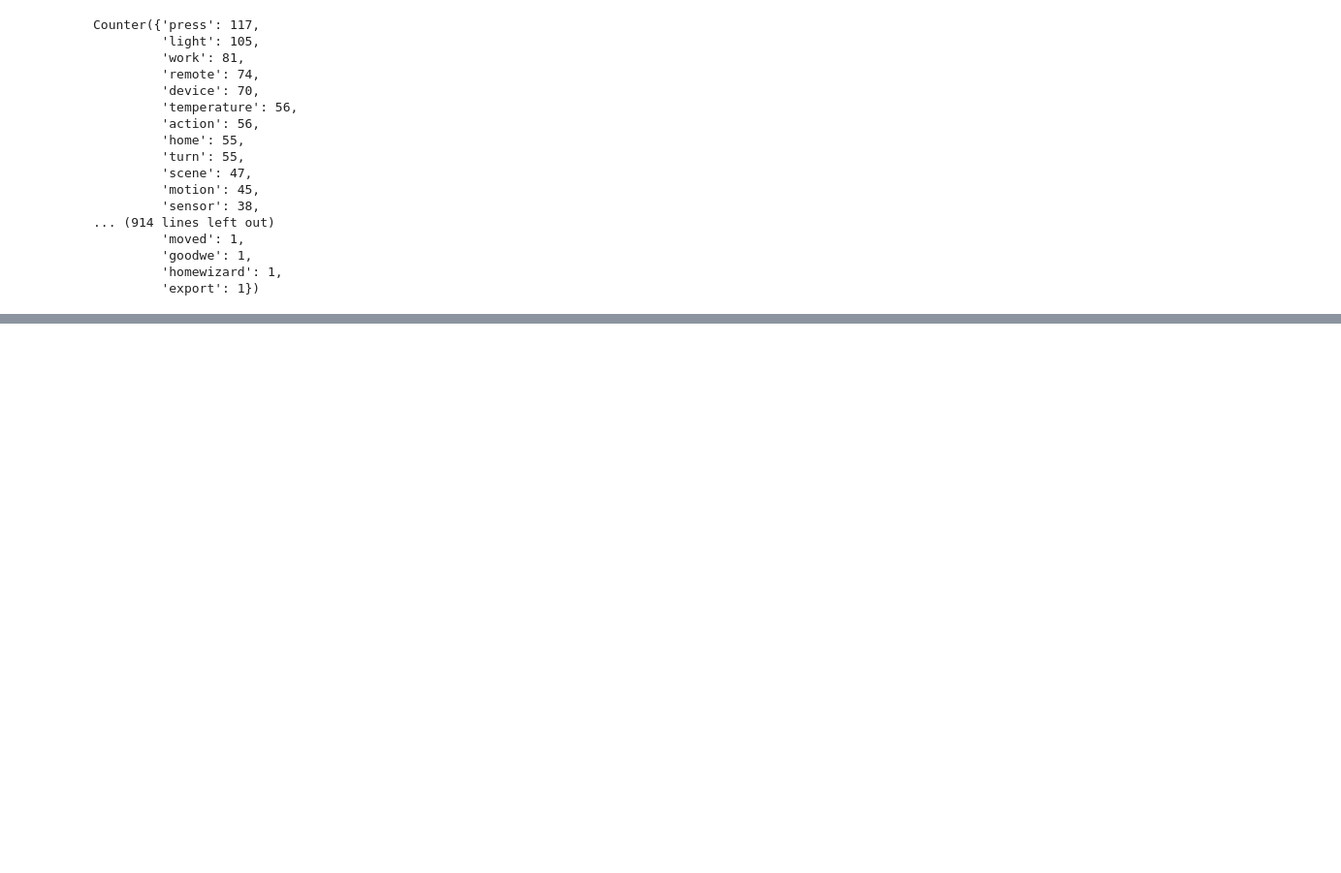
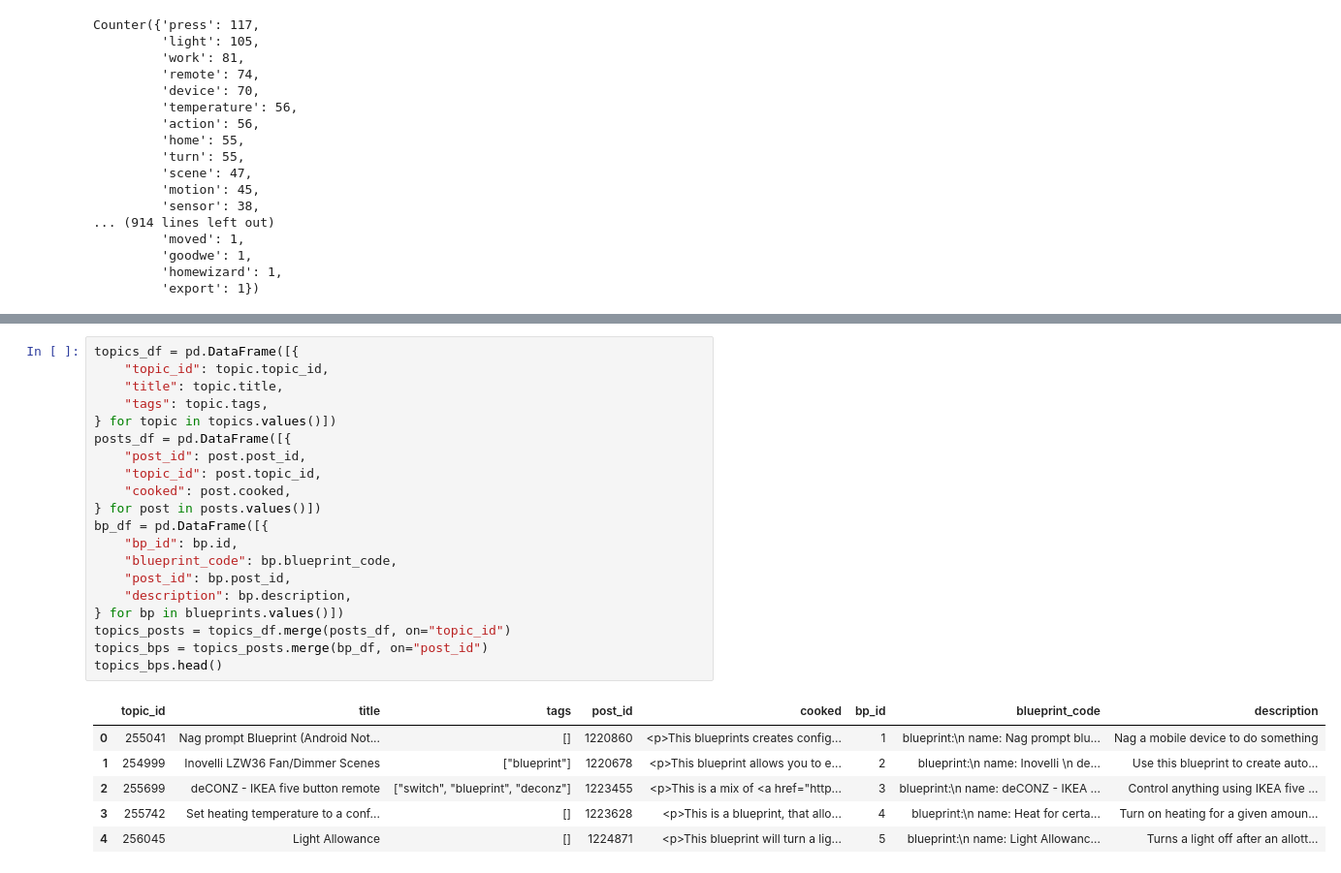
Before and after one commit to 598975/BP-classification, a Jupyter notebook: 251119-keywords-posts-topics.ipynb, the cells around one changed output, grey strips where cells are left out. Shown at 97% size. Cells and saved outputs as stored; diff of their text form; blank space fills up the shorter version.

```diff
--- a/251119-keywords-posts-topics.ipynb
+++ b/251119-keywords-posts-topics.ipynb
@@ -351,0 +384,27 @@ Counter({'press': 117,
+# %%
+topics_df = pd.DataFrame([{
+    "topic_id": topic.topic_id,
+    "title": topic.title,
+    "tags": topic.tags,
+} for topic in topics.values()])
+posts_df = pd.DataFrame([{
+    "post_id": post.post_id,
+    "topic_id": post.topic_id,
+    "cooked": post.cooked,
+} for post in posts.values()])
+bp_df = pd.DataFrame([{
+    "bp_id": bp.id,
+    "blueprint_code": bp.blueprint_code,
+    "post_id": bp.post_id,
+    "description": bp.description,
+} for bp in blueprints.values()])
+topics_posts = topics_df.merge(posts_df, on="topic_id")
+topics_bps = topics_posts.merge(bp_df, on="post_id")
+topics_bps.head()
+# %% [output]
+|  | topic_id | title | tags | post_id | cooked | bp_id | blueprint_code | description |
+| 0 | 255041 | Nag prompt Blueprint (Android Not... | [] | 1220860 | <p>This blueprints creates config... | 1 | blueprint:\n name: Nag prompt blu... | Nag a mobile device to do something |
+| 1 | 254999 | Inovelli LZW36 Fan/Dimmer Scenes | ["blueprint"] | 1220678 | <p>This blueprint allows you to e... | 2 | blueprint:\n name: Inovelli \n de... | Use this blueprint to create auto... |
+| 2 | 255699 | deCONZ - IKEA five button remote | ["switch", "blueprint", "deconz"] | 1223455 | <p>This is a mix of <a href="http... | 3 | blueprint:\n name: deCONZ - IKEA ... | Control anything using IKEA five ... |
+| 3 | 255742 | Set heating temperature to a conf... | [] | 1223628 | <p>This is a blueprint, that allo... | 4 | blueprint:\n name: Heat for certa... | Turn on heating for a given amoun... |
+| 4 | 256045 | Light Allowance | [] | 1224871 | <p>This blueprint will turn a lig... | 5 | blueprint:\n name: Light Allowanc... | Turns a light off after an allott... |
```
Also changed, not shown: parts of 6 cells of this notebook, 9 other files.
